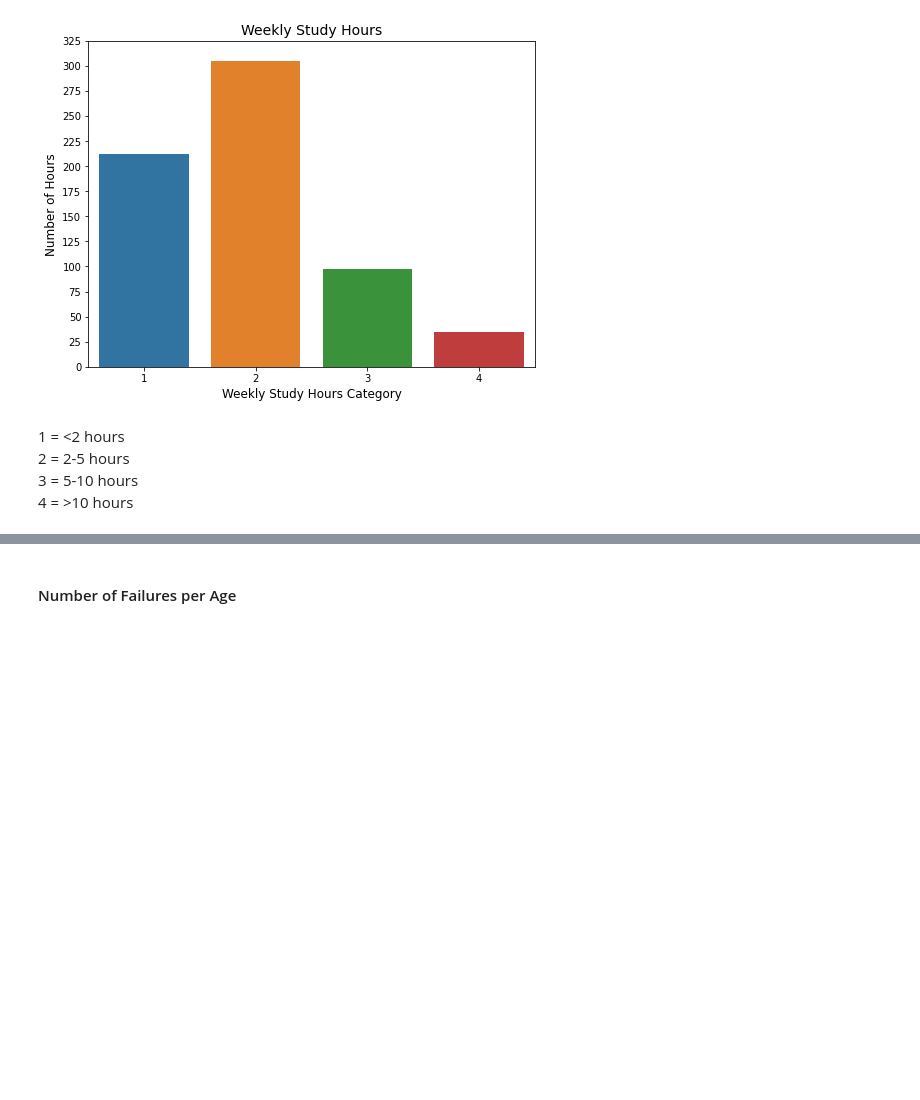
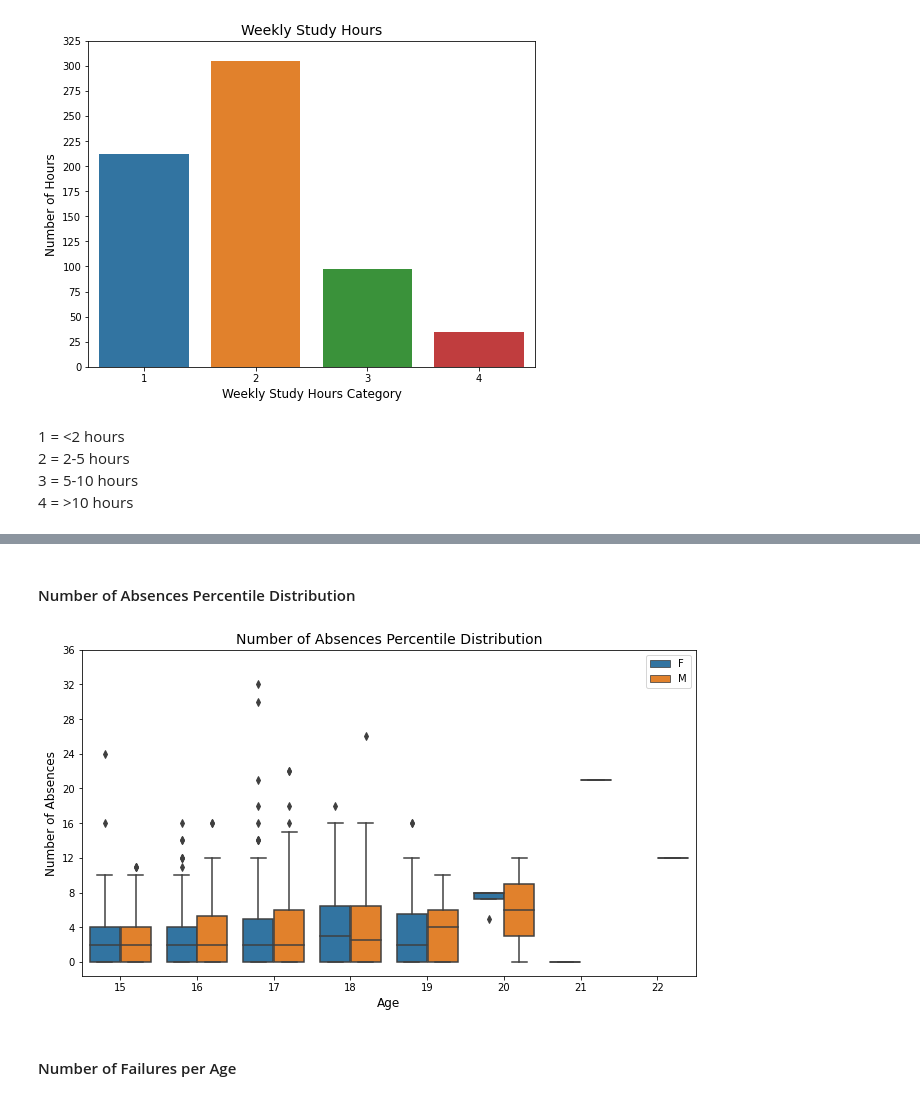
Before and after one commit to MarkLee7925/Student-Grade-Regression, a Jupyter notebook: Portuguese/Student_Grade_Regression_Portuguese.ipynb, the cells around one changed output, grey strips where cells are left out. Drawn from its saved outputs; the diff is of its cells as text; code cells hidden in the pictures; blank space fills up the shorter version.

```diff
--- a/Portuguese/Student_Grade_Regression_Portuguese.ipynb
+++ b/Portuguese/Student_Grade_Regression_Portuguese.ipynb
@@ -223,3 +213,20 @@ plt.show()
+# %% [markdown]
+#### Number of Absences Percentile Distribution
+# %%
+plt.figure(figsize=(11, 6))
+
+# Number of Absences Percentile Distribution (box plot)
+sns.boxplot(x=df['age'], y=df['absences'], hue=df['sex'])
+plt.yticks(np.arange(0, 40, 4))
+plt.xlabel('Age', fontsize=12)
+plt.ylabel('Number of Absences', fontsize=12)
+plt.title('Number of Absences Percentile Distribution', fontsize=14)
+plt.legend(loc='upper right')
+
+# Show plot
+plt.show()
+# %% [output]
+[figure, added]
 # %% [markdown]
 #### Number of Failures per Age
 # %%
```
Also changed, not shown: parts of 8 cells of this notebook.
